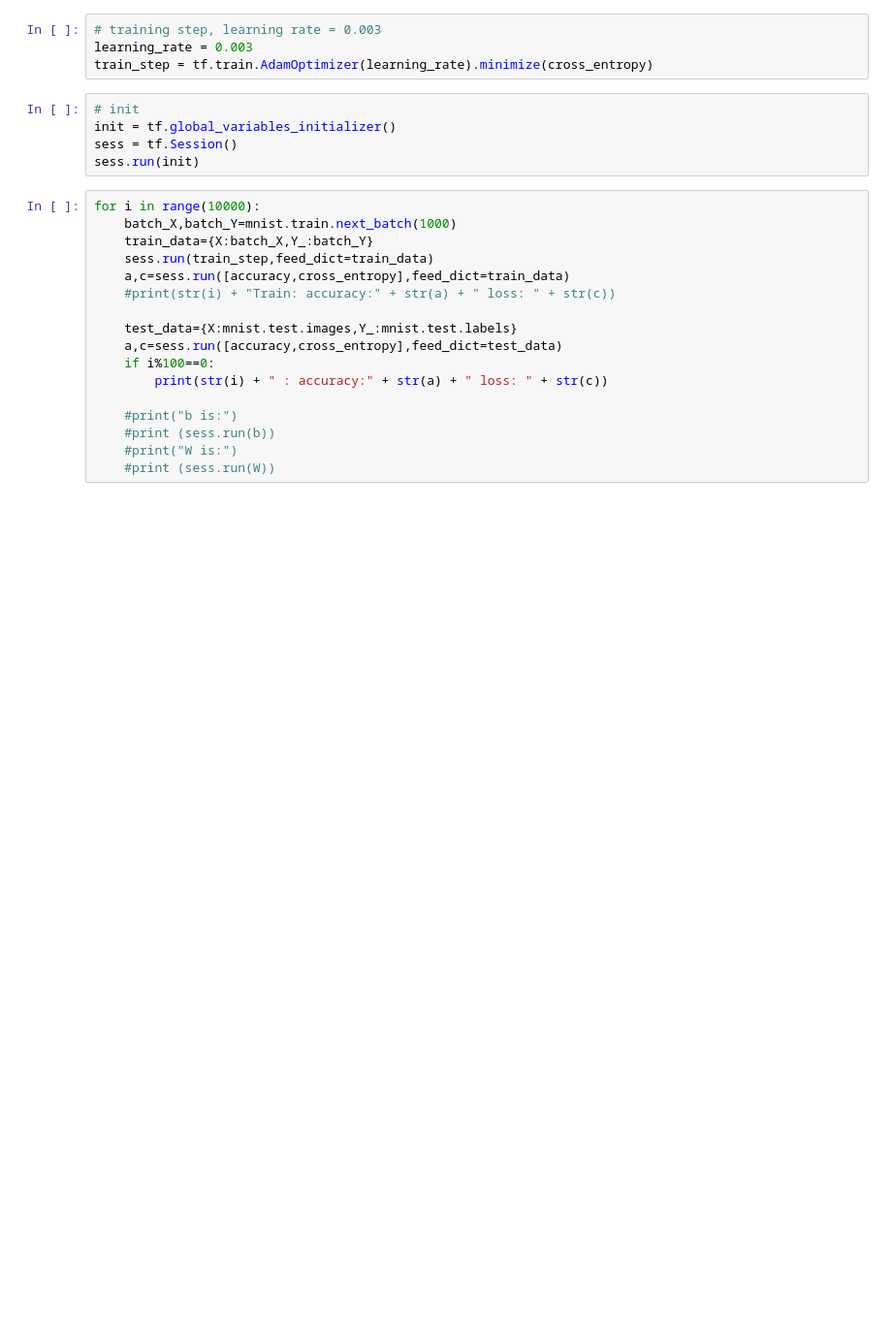
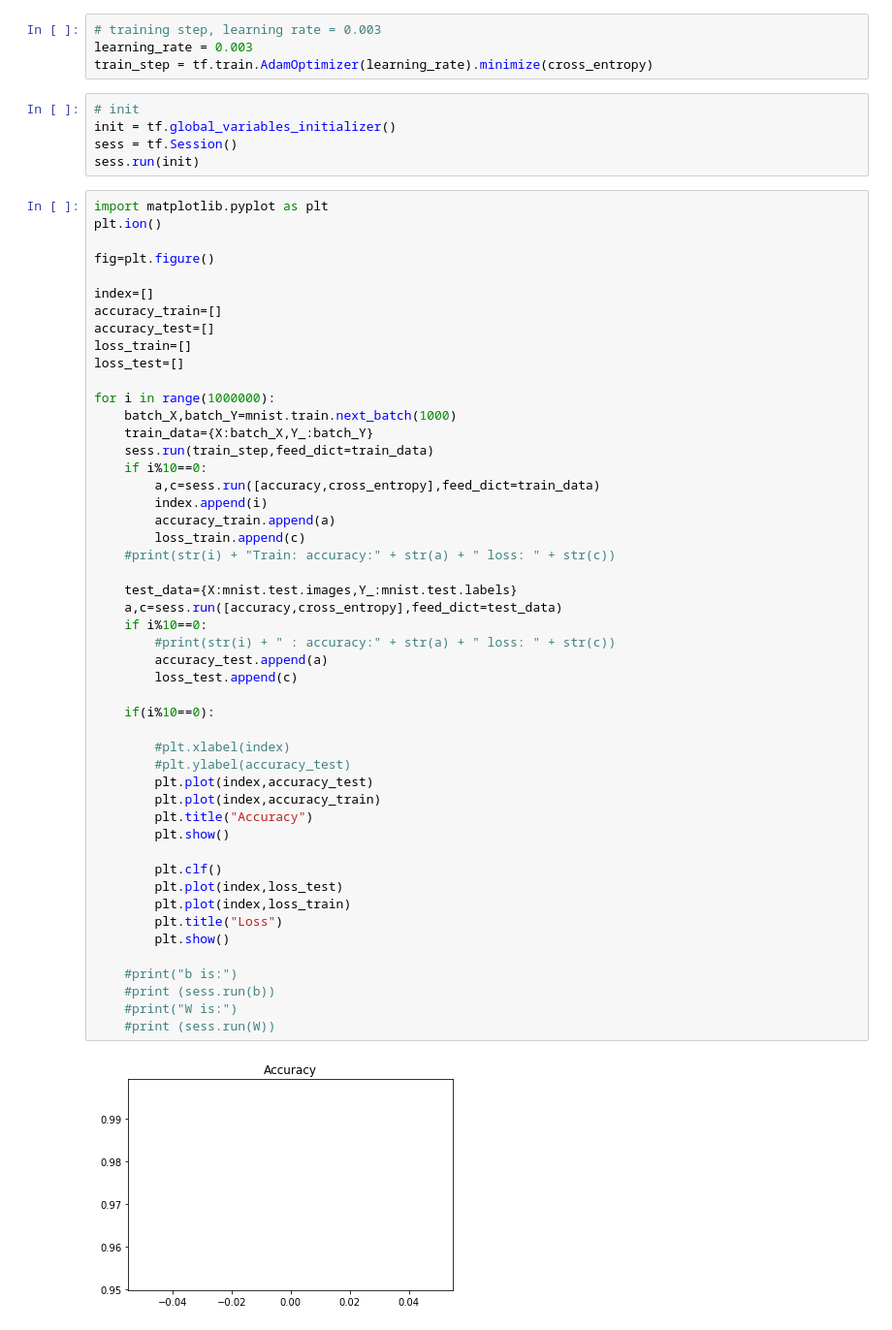
Before and after one commit to sandeep-iitr/Learnings-Big-Data-Machine-Learning, a Jupyter notebook: machine-learning/neural-networks/Book-2.ipynb, the cells around one changed output. Shown at 97% size. Drawn from its saved outputs; the diff is of its cells as text; blank space fills up the shorter version.

```diff
--- a/machine-learning/neural-networks/Book-2.ipynb
+++ b/machine-learning/neural-networks/Book-2.ipynb
@@ -73,20 +81,53 @@ init = tf.global_variables_initializer()
 sess = tf.Session()
 sess.run(init)
 # %%
-for i in range(10000):
+import matplotlib.pyplot as plt
+plt.ion()
+
+fig=plt.figure()
+
+index=[]
+accuracy_train=[]
+accuracy_test=[]
+loss_train=[]
+loss_test=[]
+
+for i in range(1000000):
     batch_X,batch_Y=mnist.train.next_batch(1000)
     train_data={X:batch_X,Y_:batch_Y}
     sess.run(train_step,feed_dict=train_data)
-    a,c=sess.run([accuracy,cross_entropy],feed_dict=train_data)
+    if i%10==0:
+        a,c=sess.run([accuracy,cross_entropy],feed_dict=train_data)
+        index.append(i)
+        accuracy_train.append(a)
+        loss_train.append(c)
     #print(str(i) + "Train: accuracy:" + str(a) + " loss: " + str(c))
 
     test_data={X:mnist.test.images,Y_:mnist.test.labels}
     a,c=sess.run([accuracy,cross_entropy],feed_dict=test_data)
-    if i%100==0:
-        print(str(i) + " : accuracy:" + str(a) + " loss: " + str(c))
+    if i%10==0:
+        #print(str(i) + " : accuracy:" + str(a) + " loss: " + str(c))
+        accuracy_test.append(a)
+        loss_test.append(c)
+
+    if(i%10==0):
+
+        #plt.xlabel(index)
+        #plt.ylabel(accuracy_test)
+        plt.plot(index,accuracy_test)
+        plt.plot(index,accuracy_train)
+        plt.title("Accuracy")
+        plt.show()
+
+        plt.clf()
+        plt.plot(index,loss_test)
+        plt.plot(index,loss_train)
+        plt.title("Loss")
+        plt.show()
 
     #print("b is:")
     #print (sess.run(b))
     #print("W is:")
     #print (sess.run(W))
 # %% [output]
+[figure, added]
```
Also changed, not shown: parts of 3 cells of this notebook.
